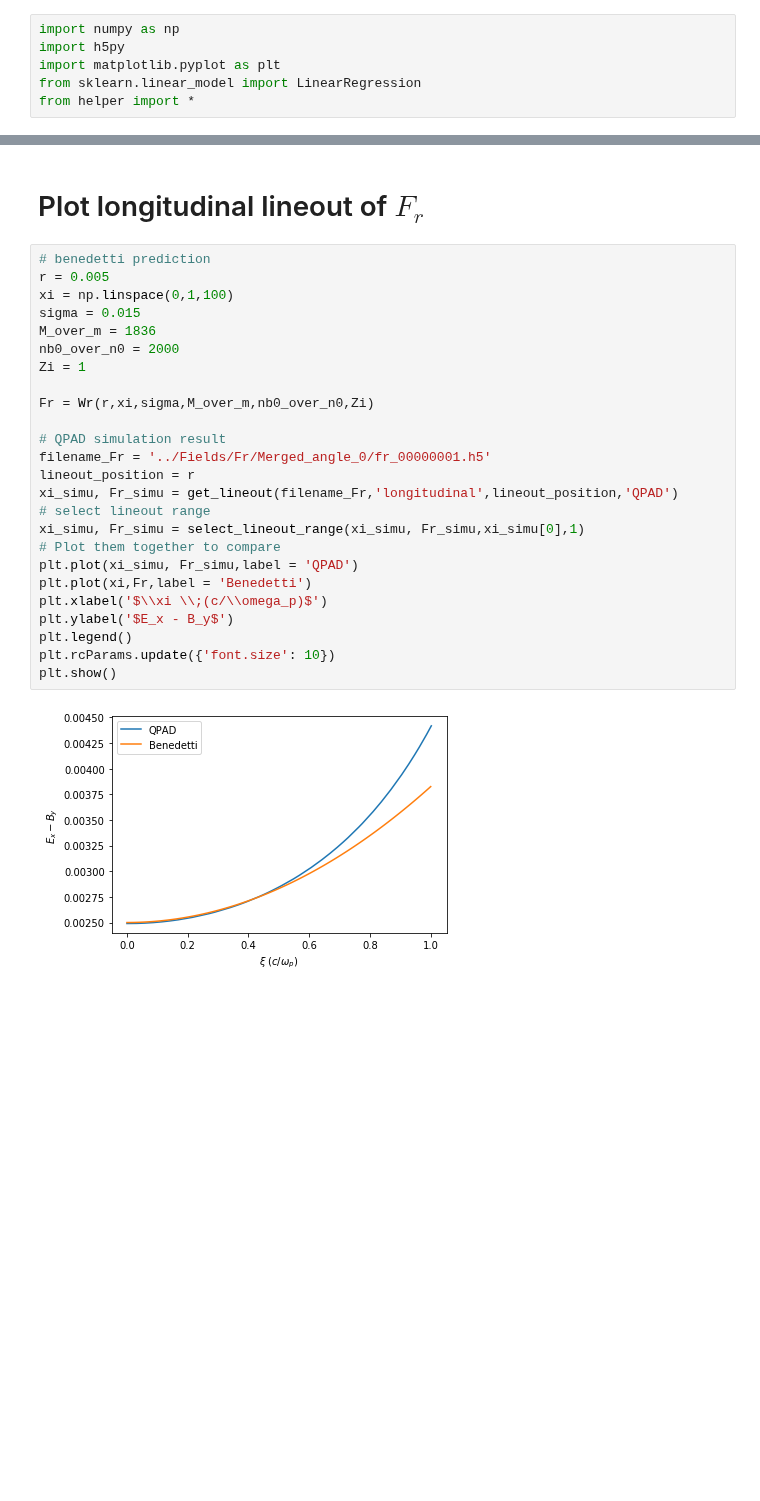
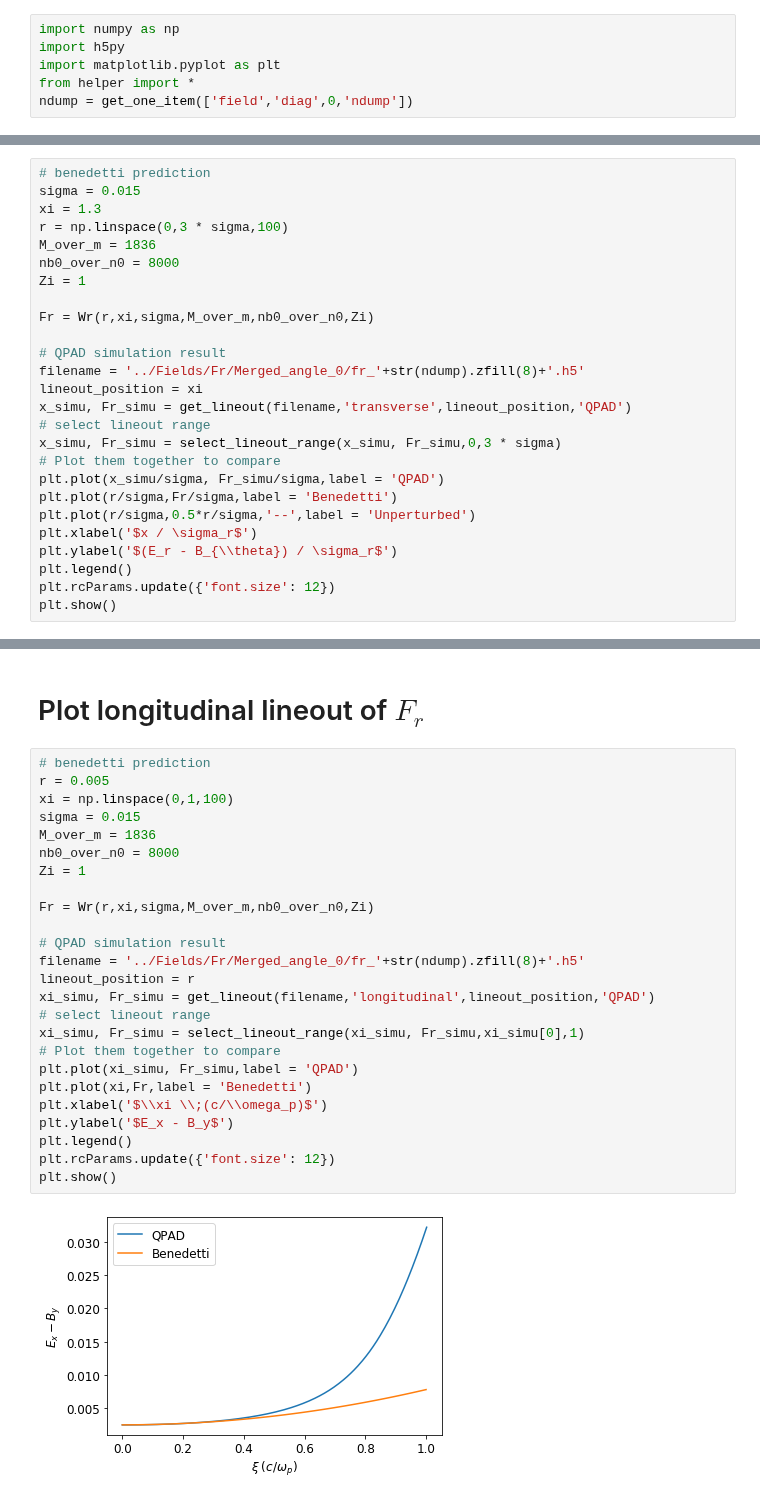
Before and after one commit to uclazyj/JupyterQpic, a Jupyter notebook: plot_lineout_QPAD.ipynb, the cells around one changed output, grey strips where cells are left out. Drawn from its saved outputs; the diff is of its cells as text; blank space fills up the shorter version.

```diff
--- a/plot_lineout_QPAD.ipynb
+++ b/plot_lineout_QPAD.ipynb
@@ -2,8 +2,8 @@
 import numpy as np
 import h5py
 import matplotlib.pyplot as plt
-from sklearn.linear_model import LinearRegression
 from helper import *
+ndump = get_one_item(['field','diag',0,'ndump'])
 # %% [markdown]
 ## Calculate the Focusing force according to Benedetti 2017 paper
 # %%
@@ -28,0 +31,26 @@ def Wr(r,xi,sigma,M_over_m = 1836,nb0_over_n0 = 1000,Zi = 1):
+# %%
+# benedetti prediction
+sigma = 0.015
+xi = 1.3
+r = np.linspace(0,3 * sigma,100)
+M_over_m = 1836
+nb0_over_n0 = 8000
+Zi = 1
+
+Fr = Wr(r,xi,sigma,M_over_m,nb0_over_n0,Zi)
+
+# QPAD simulation result
+filename = '../Fields/Fr/Merged_angle_0/fr_'+str(ndump).zfill(8)+'.h5'
+lineout_position = xi
+x_simu, Fr_simu = get_lineout(filename,'transverse',lineout_position,'QPAD')
+# select lineout range
+x_simu, Fr_simu = select_lineout_range(x_simu, Fr_simu,0,3 * sigma)
+# Plot them together to compare
+plt.plot(x_simu/sigma, Fr_simu/sigma,label = 'QPAD')
+plt.plot(r/sigma,Fr/sigma,label = 'Benedetti')
+plt.plot(r/sigma,0.5*r/sigma,'--',label = 'Unperturbed')
+plt.xlabel('$x / \sigma_r$')
+plt.ylabel('$(E_r - B_{\\theta}) / \sigma_r$')
+plt.legend()
+plt.rcParams.update({'font.size': 12})
+plt.show()
@@ -31,28 +61,28 @@ def Wr(r,xi,sigma,M_over_m = 1836,nb0_over_n0 = 1000,Zi = 1):
 # %%
 # benedetti prediction
 r = 0.005
 xi = np.linspace(0,1,100)
 sigma = 0.015
 M_over_m = 1836
-nb0_over_n0 = 2000
+nb0_over_n0 = 8000
 Zi = 1
 
 Fr = Wr(r,xi,sigma,M_over_m,nb0_over_n0,Zi)
 
 # QPAD simulation result
-filename_Fr = '../Fields/Fr/Merged_angle_0/fr_00000001.h5'
+filename = '../Fields/Fr/Merged_angle_0/fr_'+str(ndump).zfill(8)+'.h5'
 lineout_position = r
-xi_simu, Fr_simu = get_lineout(filename_Fr,'longitudinal',lineout_position,'QPAD')
+xi_simu, Fr_simu = get_lineout(filename,'longitudinal',lineout_position,'QPAD')
 # select lineout range
 xi_simu, Fr_simu = select_lineout_range(xi_simu, Fr_simu,xi_simu[0],1)
 # Plot them together to compare
 plt.plot(xi_simu, Fr_simu,label = 'QPAD')
 plt.plot(xi,Fr,label = 'Benedetti')
 plt.xlabel('$\\xi \\;(c/\\omega_p)$')
 plt.ylabel('$E_x - B_y$')
 plt.legend()
-plt.rcParams.update({'font.size': 10})
+plt.rcParams.update({'font.size': 12})
 plt.show()
 # %% [output]
-[figure, old version]
+[figure, new version]
 # %% [markdown]
```
Also changed, not shown: parts of 12 cells of this notebook, 1 other file.
